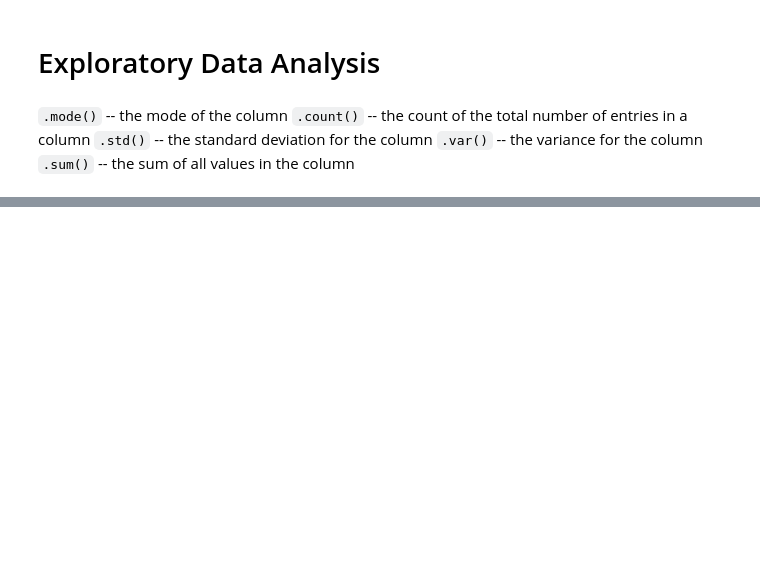
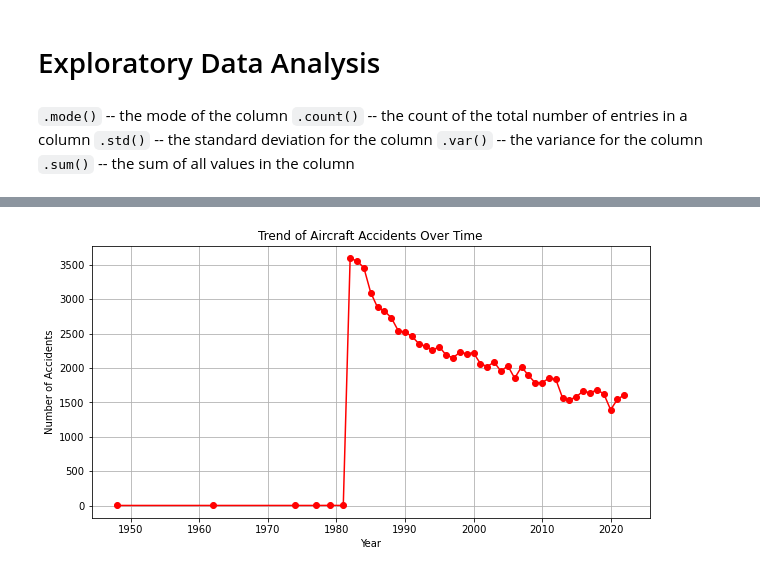
Before and after one commit to Noel-cyber/Aircraft_Reccomendation, a Jupyter notebook: project1.ipynb, the cells around one changed output, grey strips where cells are left out. Drawn from its saved outputs; the diff is of its cells as text; code cells hidden in the pictures; blank space fills up the shorter version.

```diff
--- a/project1.ipynb
+++ b/project1.ipynb
@@ -293,0 +436,12 @@ df
+# %%
+# Trend of Accidents Over Time
+fig, ax = plt.subplots(figsize=(10, 5))
+accident_trend = df.groupby(df["Event_Date"].dt.year).size()
+ax.plot(accident_trend.index, accident_trend.values, marker="o", color="red")
+ax.set_title("Trend of Aircraft Accidents Over Time")
+ax.set_xlabel("Year")
+ax.set_ylabel("Number of Accidents")
+ax.grid(True)
+plt.show()
+# %% [output]
+[figure, added]
```
Also changed, not shown: parts of 44 cells of this notebook, 1 other file.
